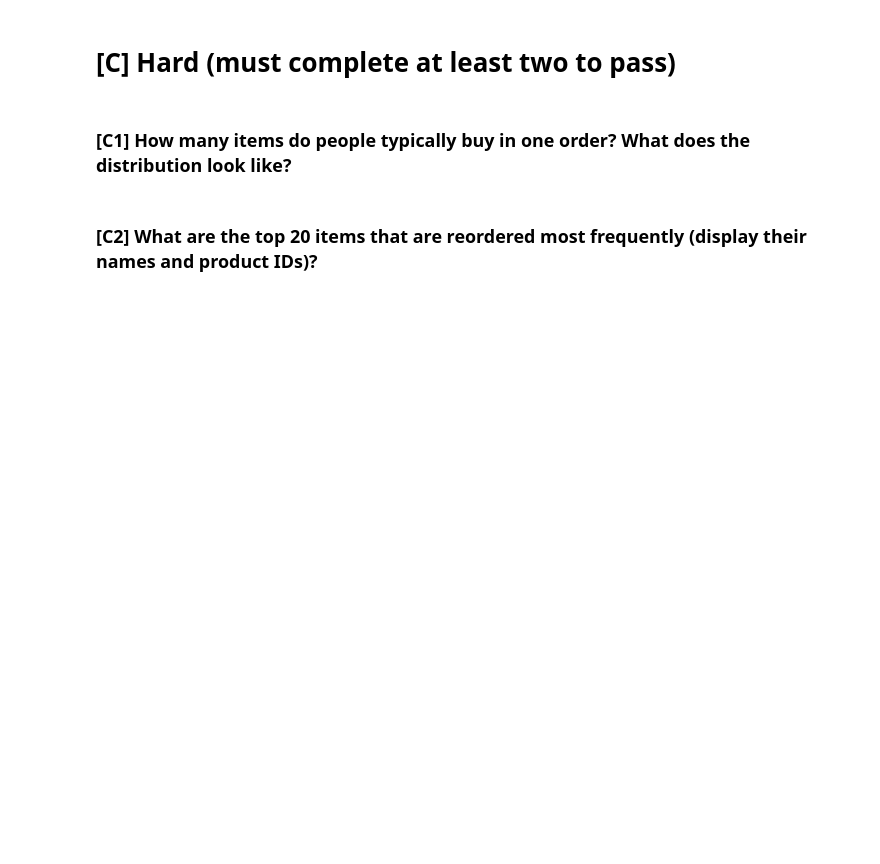
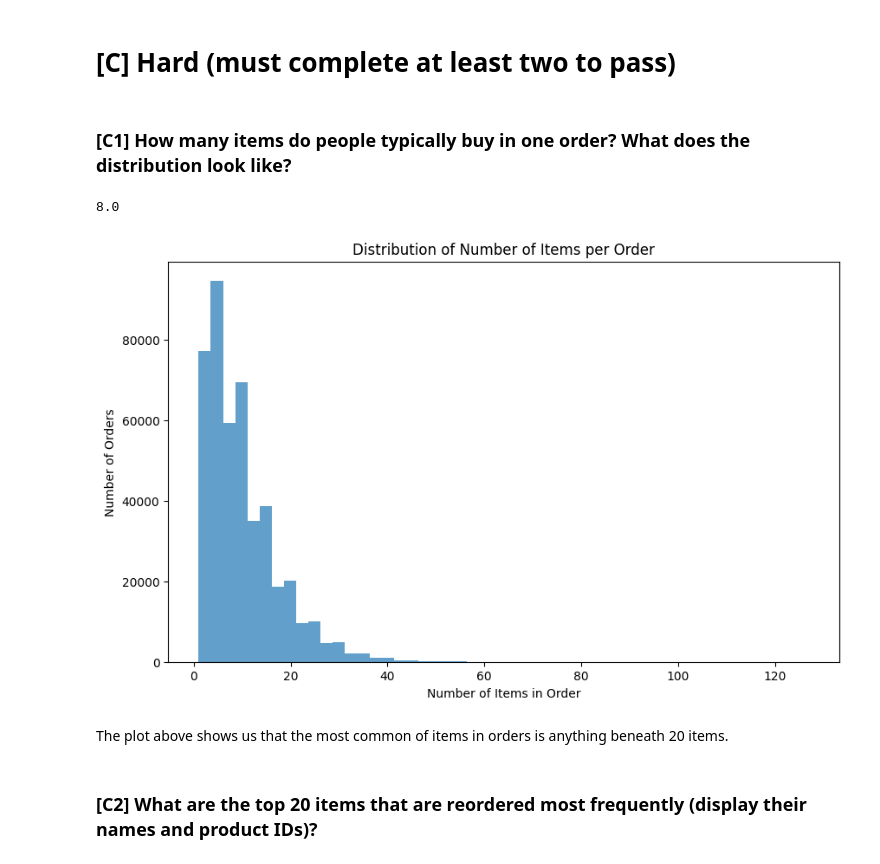
Before and after one commit to Dillona25/InstaCart-Data-Analysis, a Jupyter notebook: analysis.ipynb, the cells around one changed output. Drawn from its saved outputs; the diff is of its cells as text; code cells hidden in the pictures; blank space fills up the shorter version.

```diff
--- a/analysis.ipynb
+++ b/analysis.ipynb
@@ -566,5 +568,24 @@ print(top_products.head(20))
 # [C] Hard (must complete at least two to pass)
 # %% [markdown]
 ### [C1] How many items do people typically buy in one order? What does the distribution look like?
+# %%
+items_per_order = order_products_df.groupby('order_id')['product_id'].count()
+# print(items_per_order.describe())
+median_items = items_per_order.median()
+print(median_items)
+# %% [output]
+8.0
+# %%
+
+plt.figure(figsize=(10, 6))
+plt.hist(items_per_order, bins=50, alpha=0.7)
+plt.title("Distribution of Number of Items per Order")
+plt.xlabel("Number of Items in Order")
+plt.ylabel("Number of Orders")
+plt.show()
+# %% [output]
+[figure, added]
+# %% [markdown]
+The plot above shows us that the most common of items in orders is anything beneath 20 items.
 # %% [markdown]
 ### [C2] What are the top 20 items that are reordered most frequently (display their names and product IDs)?
```
Also changed, not shown: parts of 9 cells of this notebook.
